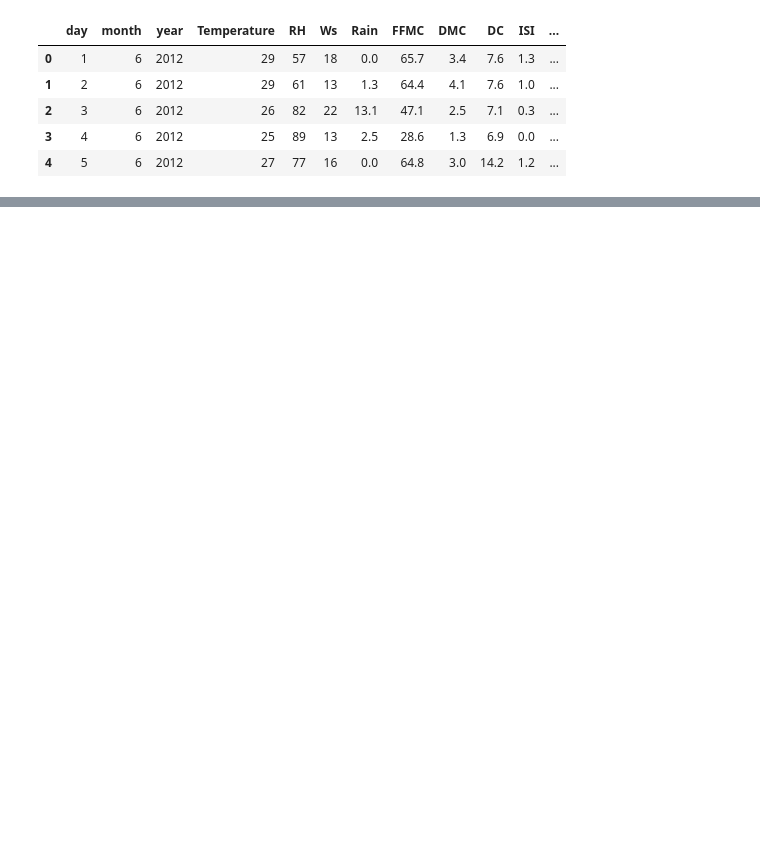
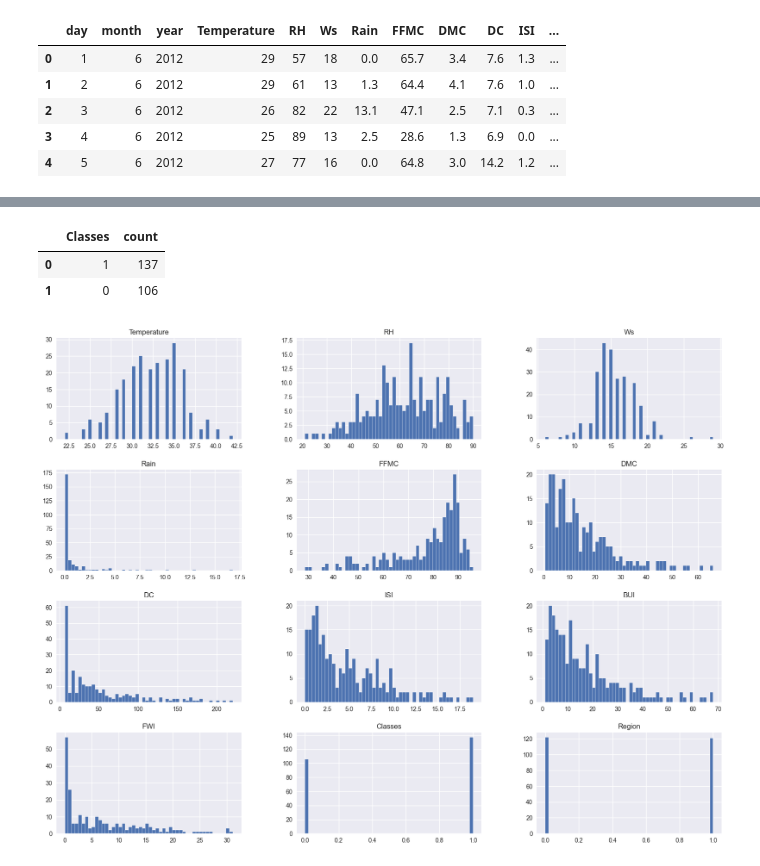
Before and after one commit to Maruf-Ahmad-khan/Car_Price_Prediction_Sklearn_Column_Transformation, a Jupyter notebook: Linear Regression/Ridge And Lasso Regression.ipynb, the cells around one changed output, grey strips where cells are left out. Drawn from its saved outputs; the diff is of its cells as text; code cells hidden in the pictures; blank space fills up the shorter version.

```diff
--- a/Linear Regression/Ridge And Lasso Regression.ipynb
+++ b/Linear Regression/Ridge And Lasso Regression.ipynb
@@ -295,0 +302,2 @@ df.head()
+# %%
+df_copy = df.drop(['day', 'month', 'year'], axis = 1)
@@ -295,0 +326,3 @@ df.head()
+# %%
+# Encoding of the categories in classes
+df_copy['Classes'] = np.where(df_copy['Classes'].str.contains ('not fire'), 0, 1)
@@ -295,0 +338,19 @@ df.head()
+# %%
+df_copy['Classes'].value_counts().reset_index(name='count')
+# %% [output]
+|  | Classes | count |
+| 0 | 1 | 137 |
+| 1 | 0 | 106 |
+# %%
+# Plot density plot for all features
+
+def DensityPlot():
+     import warnings
+     warnings.filterwarnings('ignore')
+     plt.style.use('seaborn')
+     df_copy.hist(bins=50, figsize=(20,15))
+     plt.show()
+
+DensityPlot()
+# %% [output]
+[figure, added]
```
Also changed, not shown: parts of 19 cells of this notebook, 1 other file.
